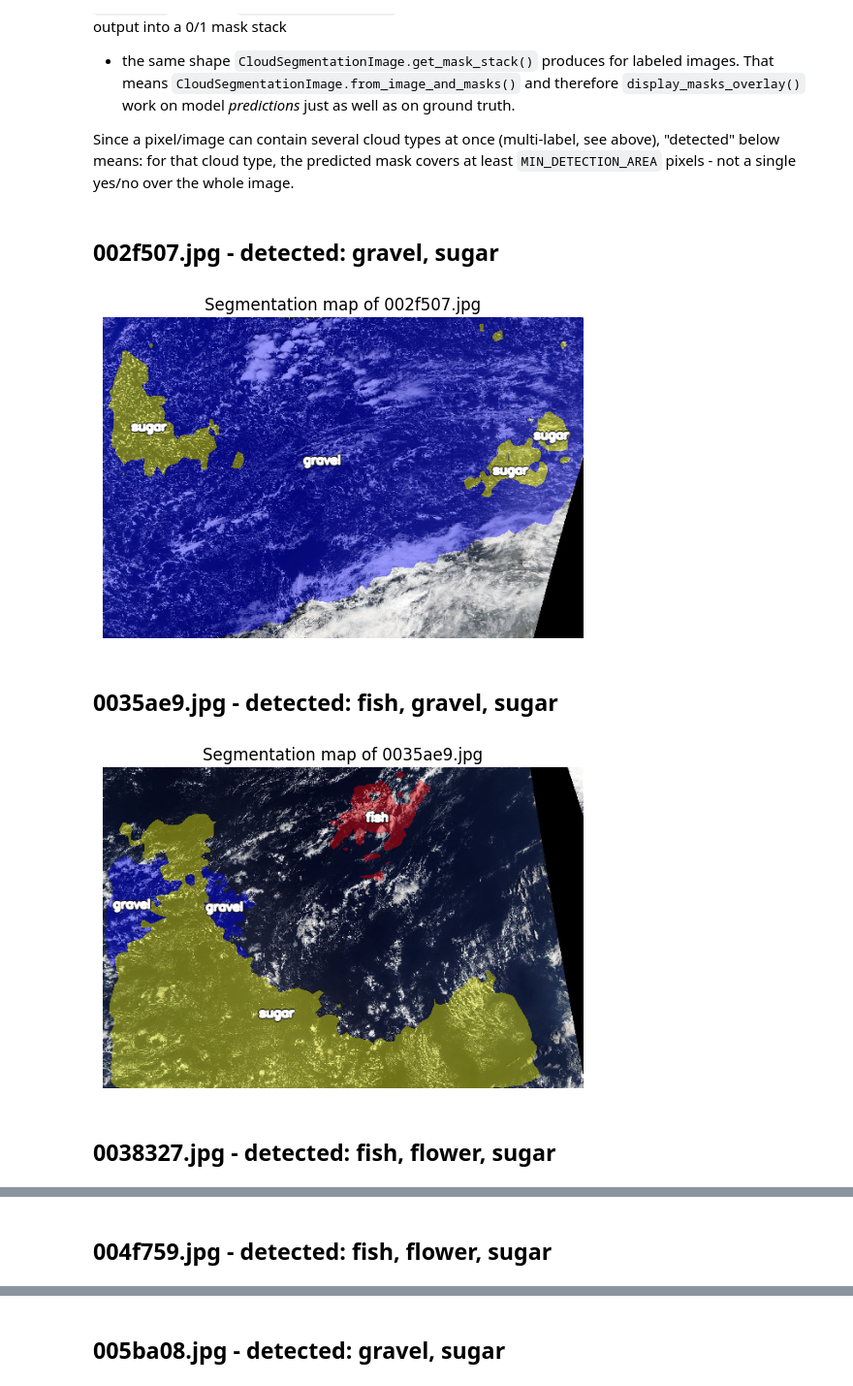
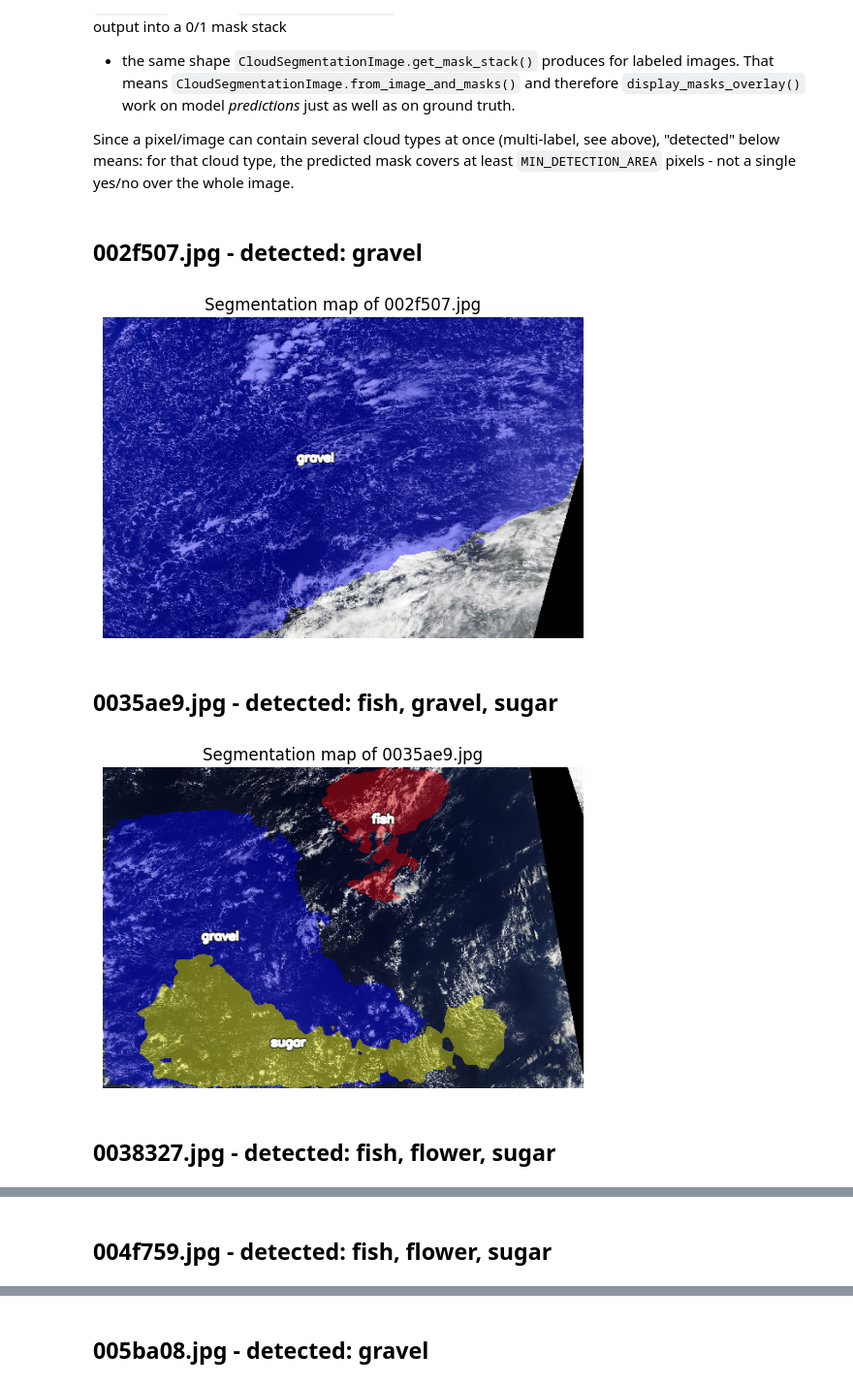
Before and after one commit to YOHANCOHENCODES/jun26_bcds_cloud_segmentation, a Jupyter notebook: notebooks/3.0-rosner-modeling-psp-net.ipynb, the cells around one changed output, grey strips where cells are left out. Shown at 97% size. Drawn from its saved outputs; the diff is of its cells as text; code cells hidden in the pictures.

```diff
--- a/notebooks/3.0-rosner-modeling-psp-net.ipynb
+++ b/notebooks/3.0-rosner-modeling-psp-net.ipynb
@@ -124,7 +124,7 @@ Using device: cuda
 # %%
 from tqdm.auto import tqdm
 
-NUM_EPOCHS = 5
+NUM_EPOCHS = 15
 
 history = {'train_loss': [], 'val_loss': []}
 
@@ -199,35 +207,38 @@ whole image.
 import cv2
 from IPython.display import Markdown, display
 
-from src.data.cloud_segmentation_image import LABEL_CLASS_IDS, CloudSegmentationImage
+from src.data.cloud_segmentation_image import (
+    LABEL_CLASS_IDS,
+    CloudSegmentationImage,
+)
 from src.models.predict_model import detected_labels, predict_mask_stack
 from src.visualization.image_display import display_masks_overlay
 
 NUM_TEST_IMAGES_TO_SHOW = 5
 label_names = list(LABEL_CLASS_IDS.keys())
 
 test_image_paths = sorted(TEST_PATH.iterdir())[:NUM_TEST_IMAGES_TO_SHOW]
 
 for image_path in test_image_paths:
     image_bgr = cv2.imread(str(image_path))
     image_rgb = cv2.cvtColor(image_bgr, cv2.COLOR_BGR2RGB)
 
     mask_stack = predict_mask_stack(model_pspnet, image_rgb, device)
     labels = detected_labels(mask_stack, label_names)
 
     csi_pred = CloudSegmentationImage.from_image_and_masks(
         image_rgb=image_rgb,
         mask_stack=mask_stack,
         image_name=image_path.name,
         image_path=image_path.parent,
     )
 
     detected_str = ', '.join(labels) if labels else 'none'
     display(Markdown(f'## {image_path.name} - detected: **{detected_str}**'))
     display_masks_overlay(csi_pred)
 # %% [output]
-## 002f507.jpg - detected: **gravel, sugar**
+## 002f507.jpg - detected: **gravel**
-[figure, old version]
+[figure, new version]
 ## 0035ae9.jpg - detected: **fish, gravel, sugar**
-[figure, old version]
+[figure, new version]
 ## 0038327.jpg - detected: **fish, flower, sugar**
@@ -237 +248 @@ for image_path in test_image_paths:
-## 005ba08.jpg - detected: **gravel, sugar**
+## 005ba08.jpg - detected: **gravel**
```
Also changed, not shown: parts of 4 cells of this notebook.
